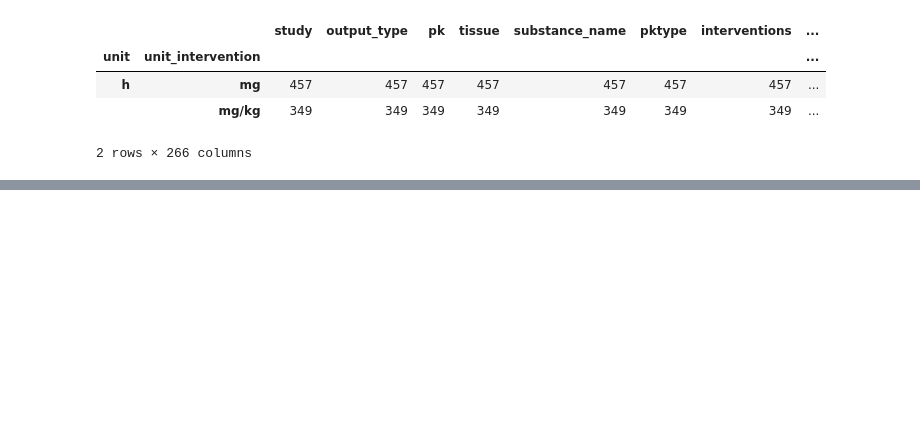
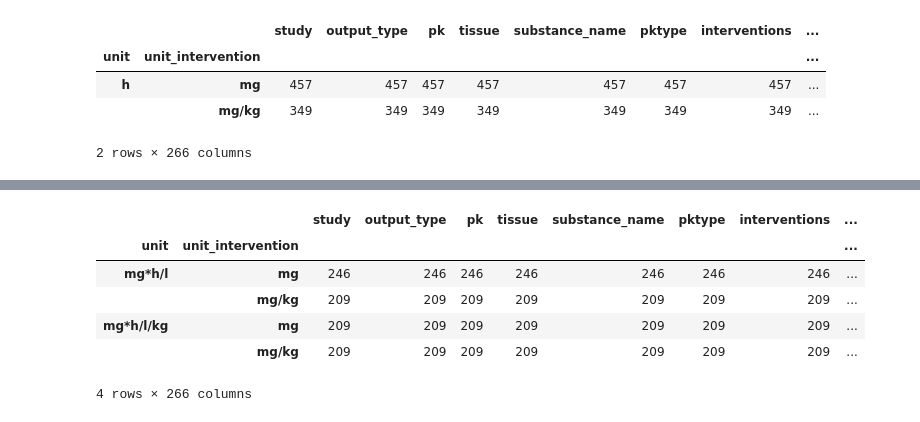
Before and after one commit to matthiaskoenig/pkdb_analysis, a Jupyter notebook: caffeine/02-Caffeine_Data_Infer.ipynb, the cells around one changed output, grey strips where cells are left out. Drawn from its saved outputs; the diff is of its cells as text; code cells hidden in the pictures; blank space fills up the shorter version.

```diff
--- a/caffeine/02-Caffeine_Data_Infer.ipynb
+++ b/caffeine/02-Caffeine_Data_Infer.ipynb
@@ -283,0 +288,4 @@ caffeine_thf.save()
+# %%
+caffeine_auc_inf = pktype_data(complete_caffeine,"auc_inf")
+caffeine_auc_inf = to_numeric(caffeine_auc_inf)
+caffeine_auc_inf.groupby(["unit","unit_intervention"]).count()
@@ -283,0 +316,3 @@ caffeine_thf.save()
+# %%
+caffeine_auc_inf = filter_out(caffeine_auc_inf,"unit",["µmol*h/l"])
+caffeine_auc_inf.groupby(["unit","unit_intervention"]).count()
@@ -283,0 +325,13 @@ caffeine_thf.save()
+# %%
+caffeine_auc_inf =  invere_from_interventions(caffeine_auc_inf, "mg")
+caffeine_auc_inf =  invere_from_outputs(caffeine_auc_inf,"mg*h/l")
+# %%
+caffeine_auc_inf.groupby(["unit","unit_intervention"]).count()
+# %% [output]
+|  |  | study | output_type | pk | tissue | substance_name | pktype | interventions | ... |
+| unit | unit_intervention |  |  |  |  |  |  |  | ... |
+| mg*h/l | mg | 246 | 246 | 246 | 246 | 246 | 246 | 246 | ... |
+|  | mg/kg | 209 | 209 | 209 | 209 | 209 | 209 | 209 | ... |
+| mg*h/l/kg | mg | 209 | 209 | 209 | 209 | 209 | 209 | 209 | ... |
+|  | mg/kg | 209 | 209 | 209 | 209 | 209 | 209 | 209 | ... |
+4 rows × 266 columns
```
Also changed, not shown: parts of 23 cells of this notebook, 47 other files.
